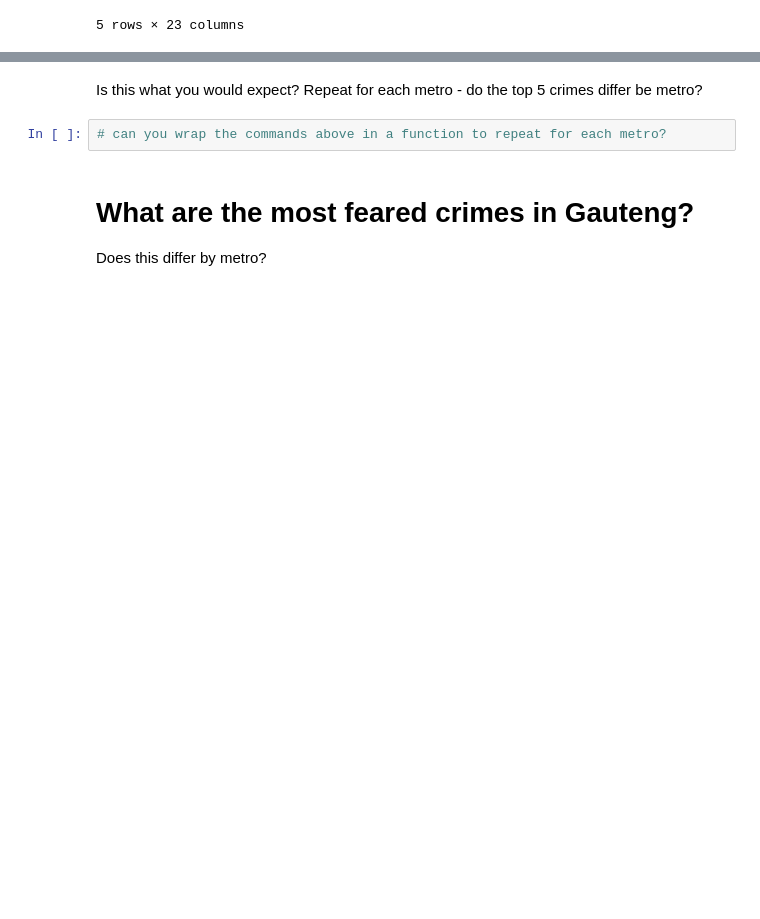
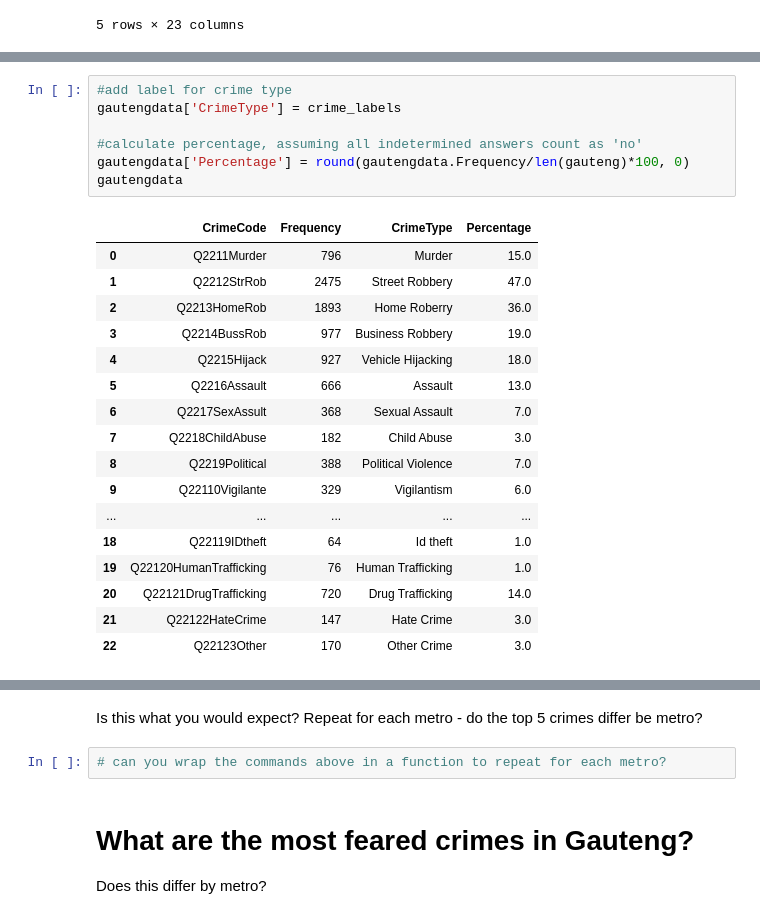
Before and after one commit to singitaN/crime_stats, a Jupyter notebook: notebooks/crime_perception.ipynb, the cells around one changed output, grey strips where cells are left out. Drawn from its saved outputs; the diff is of its cells as text; blank space fills up the shorter version.

```diff
--- a/notebooks/crime_perception.ipynb
+++ b/notebooks/crime_perception.ipynb
@@ -141,0 +181,25 @@ mostcrime.head()
+# %%
+#add label for crime type
+gautengdata['CrimeType'] = crime_labels
+
+#calculate percentage, assuming all indetermined answers count as 'no'
+gautengdata['Percentage'] = round(gautengdata.Frequency/len(gauteng)*100, 0)
+gautengdata
+# %% [output]
+|  | CrimeCode | Frequency | CrimeType | Percentage |
+| 0 | Q2211Murder | 796 | Murder | 15.0 |
+| 1 | Q2212StrRob | 2475 | Street Robbery | 47.0 |
+| 2 | Q2213HomeRob | 1893 | Home Roberry | 36.0 |
+| 3 | Q2214BussRob | 977 | Business Robbery | 19.0 |
+| 4 | Q2215Hijack | 927 | Vehicle Hijacking | 18.0 |
+| 5 | Q2216Assault | 666 | Assault | 13.0 |
+| 6 | Q2217SexAssult | 368 | Sexual Assault | 7.0 |
+| 7 | Q2218ChildAbuse | 182 | Child Abuse | 3.0 |
+| 8 | Q2219Political | 388 | Political Violence | 7.0 |
+| 9 | Q22110Vigilante | 329 | Vigilantism | 6.0 |
+| ... | ... | ... | ... | ... |
+| 18 | Q22119IDtheft | 64 | Id theft | 1.0 |
+| 19 | Q22120HumanTrafficking | 76 | Human Trafficking | 1.0 |
+| 20 | Q22121DrugTrafficking | 720 | Drug Trafficking | 14.0 |
+| 21 | Q22122HateCrime | 147 | Hate Crime | 3.0 |
+| 22 | Q22123Other | 170 | Other Crime | 3.0 |
```
Also changed, not shown: parts of 6 cells of this notebook.
